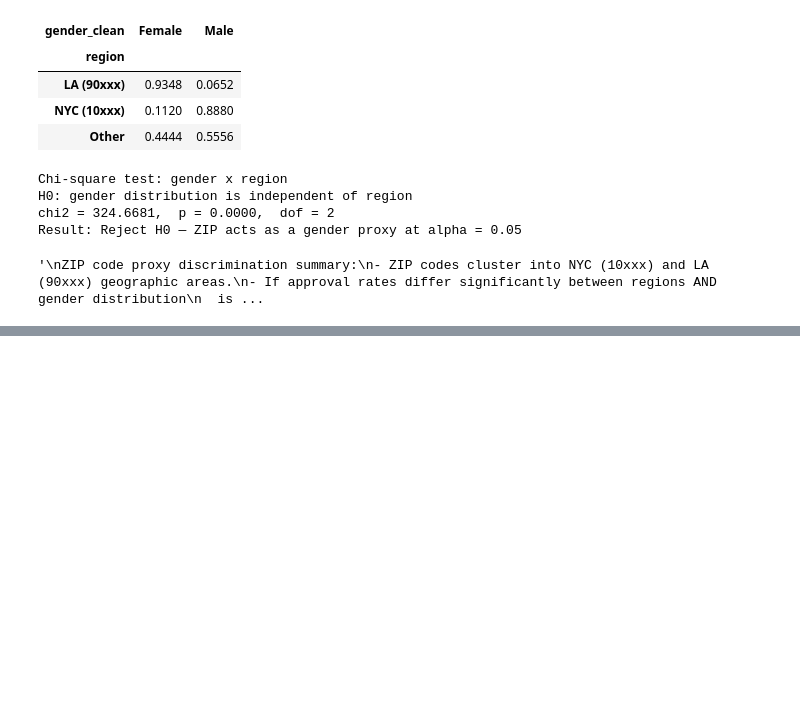
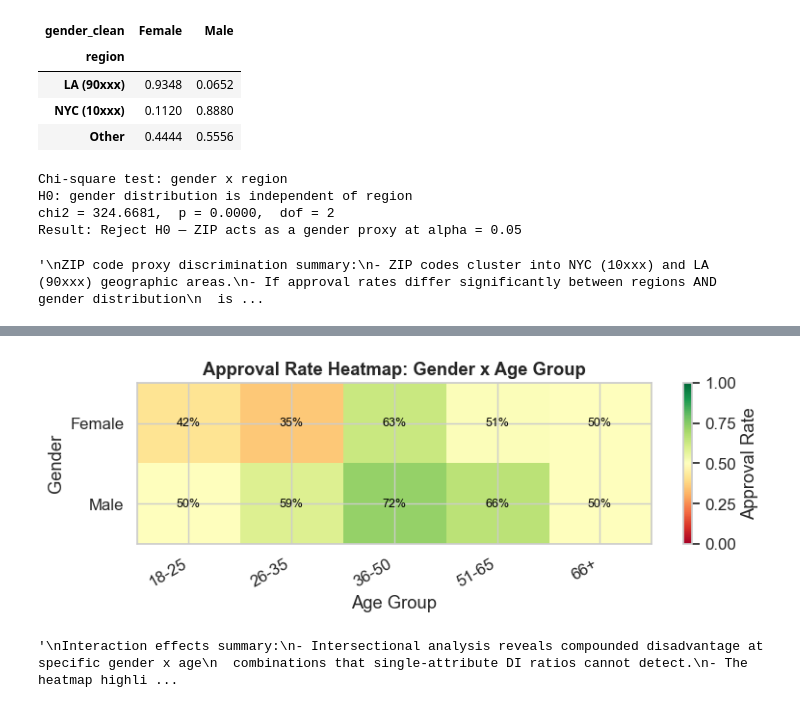
Before and after one commit to mchlkan/dego-2606-group3, a Jupyter notebook: notebooks/02-bias-analysis.ipynb, the cells around one changed output, grey strips where cells are left out. Drawn from its saved outputs; the diff is of its cells as text; code cells hidden in the pictures; blank space fills up the shorter version.

Commit message:
Add Spending Behavior, Interaction Effects, Fairlearn Metrics, Summary to Bias-analysis

```diff
--- a/notebooks/02-bias-analysis.ipynb
+++ b/notebooks/02-bias-analysis.ipynb
@@ -438,0 +495,9 @@ and compare its coefficient against non-geographic financial predictors.
+# %%
+# approval rate by gender x age group
+interaction = (
+    df.groupby(["gender_clean", "age_group"], observed=True)["loan_approved"]
+    .agg(approved="sum", total="count", approval_rate="mean")
+    .assign(approval_rate=lambda x: x["approval_rate"].round(4))
+)
+print("Approval rate by gender x age group:")
+display(interaction)
@@ -438,0 +518,41 @@ and compare its coefficient against non-geographic financial predictors.
+# %%
+# heatmap: approval rate at intersection of gender and age group
+pivot = interaction["approval_rate"].unstack(level="age_group")
+
+fig, ax = plt.subplots(figsize=(8, 3))
+im = ax.imshow(pivot.values, cmap=plt.cm.RdYlGn, vmin=0, vmax=1, aspect="auto")
+plt.colorbar(im, ax=ax, label="Approval Rate")
+
+ax.set_xticks(range(len(pivot.columns)))
+ax.set_xticklabels(pivot.columns.astype(str), rotation=30, ha="right")
+ax.set_yticks(range(len(pivot.index)))
+ax.set_yticklabels(pivot.index.tolist())
+
+# annotate each cell with the approval rate
+for i in range(len(pivot.index)):
+    for j in range(len(pivot.columns)):
+        val = pivot.iloc[i, j]
+        if not pd.isna(val):
+            ax.text(j, i, f"{val:.0%}", ha="center", va="center", fontsize=9, color="black")
+
+ax.set_title("Approval Rate Heatmap: Gender x Age Group", fontweight="bold")
+ax.set_xlabel("Age Group")
+ax.set_ylabel("Gender")
+
+plt.tight_layout()
+plt.savefig("../reports/figures/02_interaction_gender_age.png", dpi=150)
+plt.show()
+# %% [output]
+[figure, added]
+# %%
+'''
+Interaction effects summary:
+- Intersectional analysis reveals compounded disadvantage at specific gender x age
+  combinations that single-attribute DI ratios cannot detect.
+- The heatmap highlights cells with particularly low approval rates; these are
+  candidates for targeted governance interventions.
+- EU AI Act guidance for high-risk AI systems (credit scoring is explicitly listed
+  in Annex III) requires evaluation of combined demographic effects.
+'''
+# %% [output]
+'\nInteraction effects summary:\n- Intersectional analysis reveals compounded disadvantage at specific gender x age\n  combinations that single-attribute DI ratios cannot detect.\n- The heatmap highli ...
```
Also changed, not shown: parts of 10 cells of this notebook.
